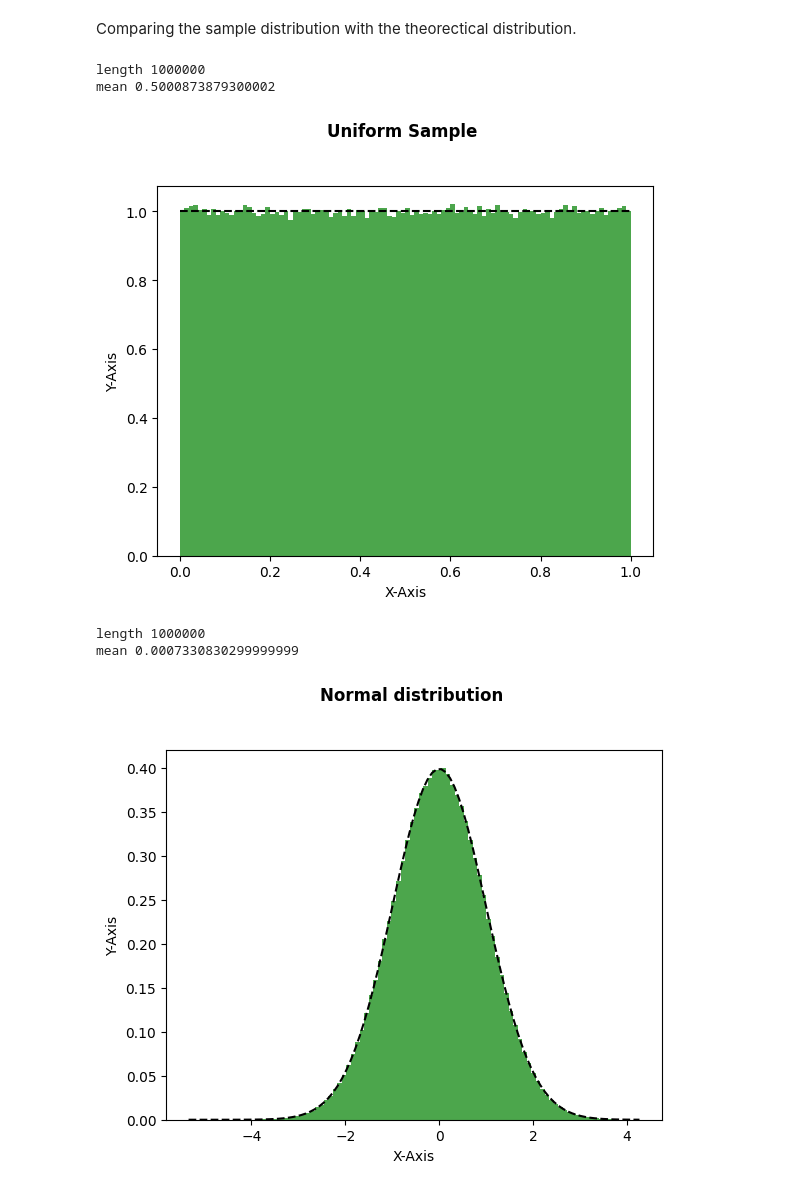
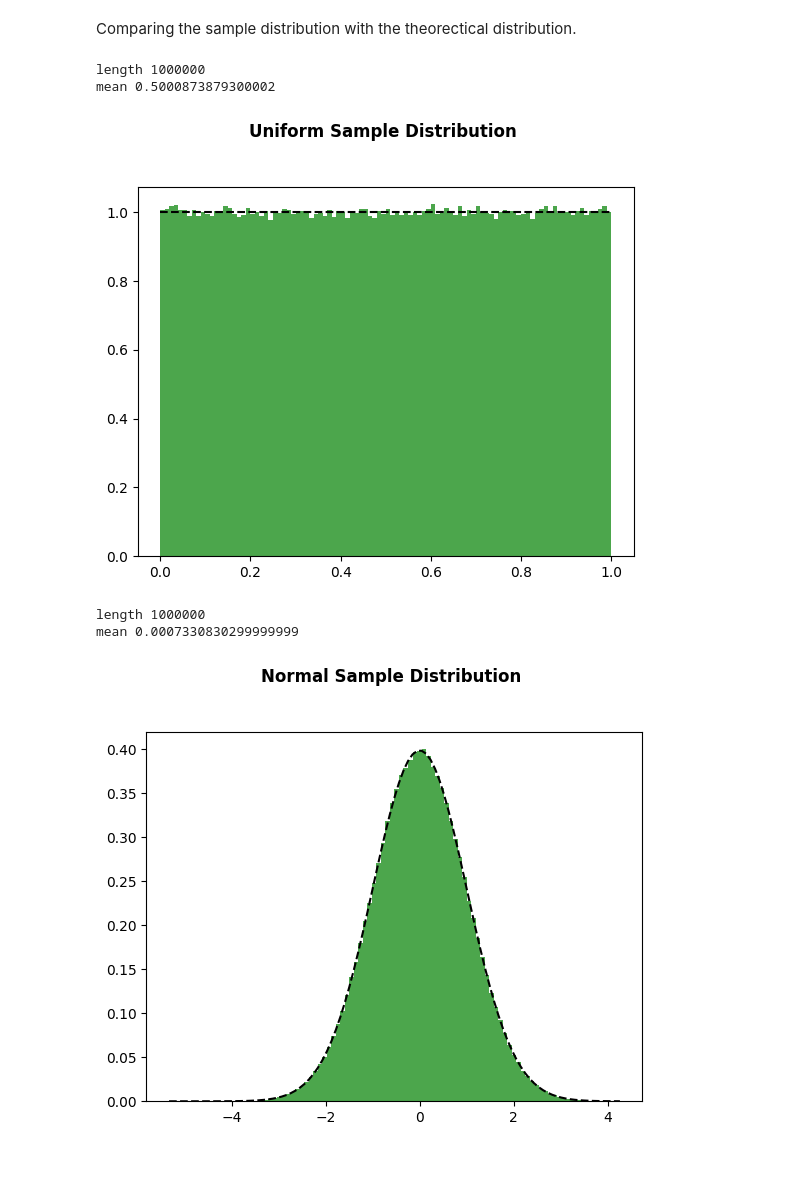
Before and after one commit to YoungGwonSong/CodingAssignmentMS, a Jupyter notebook: validation/validation.ipynb, the cells around one changed output. Cells and saved outputs as stored; diff of their text form; code cells hidden in the pictures; blank space fills up the shorter version.

```diff
--- a/validation/validation.ipynb
+++ b/validation/validation.ipynb
@@ -18,28 +18,28 @@ s_uniform = [float(i[0]) for i in s_uniform]
 # %%
 print("length", len(s_uniform))
 print("mean" , np.mean(s_uniform))
 
 num_bins = 100
 n, bins, patches = plt.hist(s_uniform, num_bins,
                             density = 1,
                             color ='green',
                              alpha = 0.7)
 
 y = [1 for x in bins]
 
 plt.plot(bins, y, '--', color ='black')
 
-plt.xlabel('X-Axis')
-plt.ylabel('Y-Axis')
+# plt.xlabel('X-Axis')
+# plt.ylabel('Y-Axis')
 
-plt.title('Uniform Sample \n\n',
+plt.title('Uniform Sample Distribution \n\n',
           fontweight = "bold")
 
 plt.show()
 # %% [output]
 length 1000000
 mean 0.5000873879300002
-[figure, old version]
+[figure, new version]
 # %%
 with open('normal.csv', 'r') as f:
   reader = csv.reader(f)
@@ -63,17 +63,17 @@ y = ((1 / (np.sqrt(2 * np.pi) )) *
 
 plt.plot(bins, y, '--', color ='black')
 
-plt.xlabel('X-Axis')
-plt.ylabel('Y-Axis')
+# plt.xlabel('X-Axis')
+# plt.ylabel('Y-Axis')
 
-plt.title('Normal distribution \n\n',
+plt.title('Normal Sample Distribution \n\n',
           fontweight = "bold")
 
 plt.show()
 # %% [output]
 length 1000000
 mean 0.0007330830299999999
-[figure, old version]
+[figure, new version]
 # %%
 with open('chi.csv', 'r') as f:
   reader = csv.reader(f)
```
Also changed, not shown: parts of 1 cell of this notebook.
